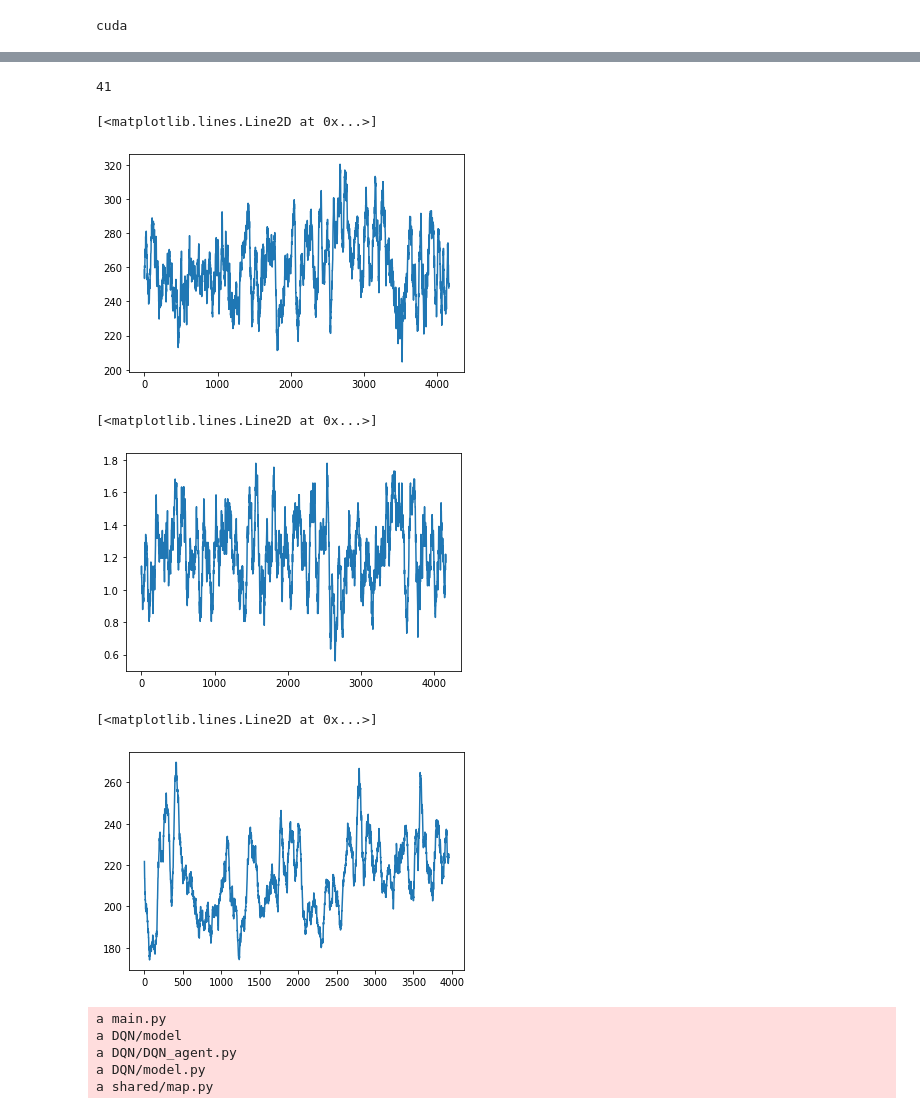
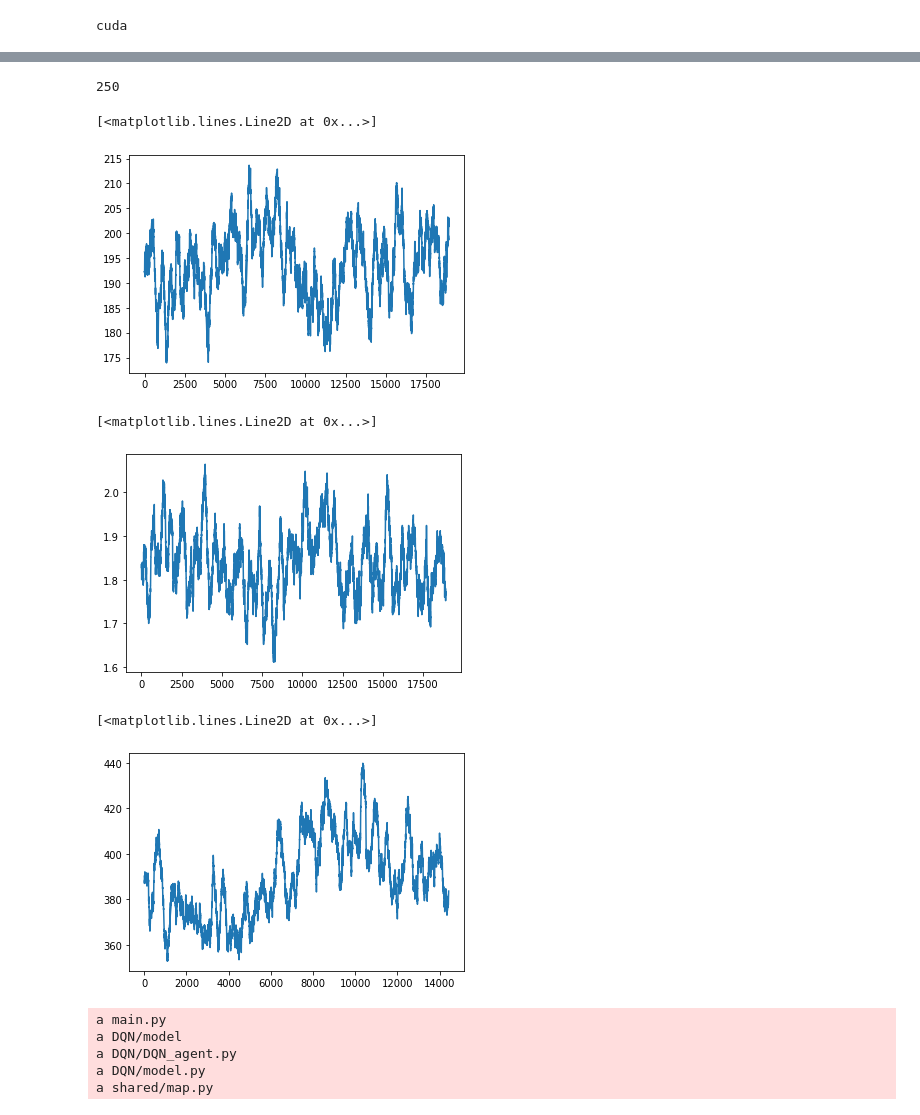
Before and after one commit to LukasZierahn/Hungry_Geese, a Jupyter notebook: Train.ipynb, the cells around one changed output, grey strips where cells are left out. Saved outputs shown, nothing was run; the diff lists cells and outputs as text; code cells hidden in the pictures.

```diff
--- a/Train.ipynb
+++ b/Train.ipynb
@@ -22,34 +61,25 @@ Loading environment football failed: No module named 'gfootball'
 device = torch.device("cuda" if torch.cuda.is_available() else "cpu")
 print(device)
 
-memory_manager = MemoryManager(30000, 0.99)
+memory_manager = MemoryManager(500000, 0.99)
 
 model = Model()
 model.set_config(Configuration({"columns": 11, "rows": 7}))
 
-#model.load_state_dict(torch.load("tournament/A6TW/DQN/model"))
-model.load_state_dict(torch.load("DQN/model"))
-model.eval()
-
-model.to(device)
-model.device = device
 model.flipping = True
 
-#optimizer = optim.SGD(model.parameters(), lr=1e-4)
-optimizer = optim.Adam(model.parameters(), lr=0.001)
-#optimizer.load_state_dict(torch.load("DQN/optimizer"))
 
 def epsilon(iteration):
-    return 0.001
+    return 0
 
 def greedy(iteration):
     return 0
 
-agent = Agent(model, epsilon)
+agent = Agent(model, epsilon, training_wheels=True)
 
 # opponents = ["main.py", "main.py", "main.py"]
-opponents = ["tournament/A09/main.py", "tournament/A09/main.py", "tournament/A08/main.py"]
-#opponents = ["better_random.py", "better_random.py", "better_random.py"]
+opponents = ["tournament/B02/main.py"] + ["tournament/B03/main.py"] + ["tournament/B04/main.py"]
+# opponents = ["greedy"] * 3
 
 env = make("hungry_geese", debug=False)
 
@@ -59,11 +102,14 @@ cuda
+# %%
+memory_manager.memory = []
+memory_manager.memory_position = 0
 # %%
 params = {}
-params["sampling_count"] = 25
+params["sampling_count"] = 1
 params["episode_count"] = 1
 
-params["batch_size"] = 200
-params["training_time"] = 400
-params["target_update"] = 200
+params["batch_size"] = 1000
+params["training_time"] = 20000
+params["target_update"] = 0.001
 
 #agent.epsilon = greedy
 # %%
@@ -73,21 +120,22 @@ Current Iteration 3999/4000, 99.97%, 0:0, Loss: 284.36, place: 0.0/1.14, rewards
 # %%
 N = int(len(memory_manager.rewards) / 100)
+N = 250
 print(N)
 plt.plot(np.convolve(memory_manager.rewards, np.ones(N)/N, mode='valid'))
 # %% [output]
-41
+250
 [<matplotlib.lines.Line2D at 0x...>]
-[figure, old version]
+[figure, new version]
 # %%
 plt.plot(np.convolve(memory_manager.places, np.ones(N)/N, mode='valid'))
 # %% [output]
 [<matplotlib.lines.Line2D at 0x...>]
-[figure, old version]
+[figure, new version]
 # %%
 plt.plot(np.convolve(memory_manager.policy_loss, np.ones(N)/N, mode='valid'))
 # %% [output]
 [<matplotlib.lines.Line2D at 0x...>]
-[figure, old version]
+[figure, new version]
 # %%
 torch.save(agent.model.state_dict(), f"DQN/model")
 torch.save(optimizer.state_dict(), f"DQN/optimizer")
```
Also changed, not shown: parts of 4 cells of this notebook, 37 other files.
